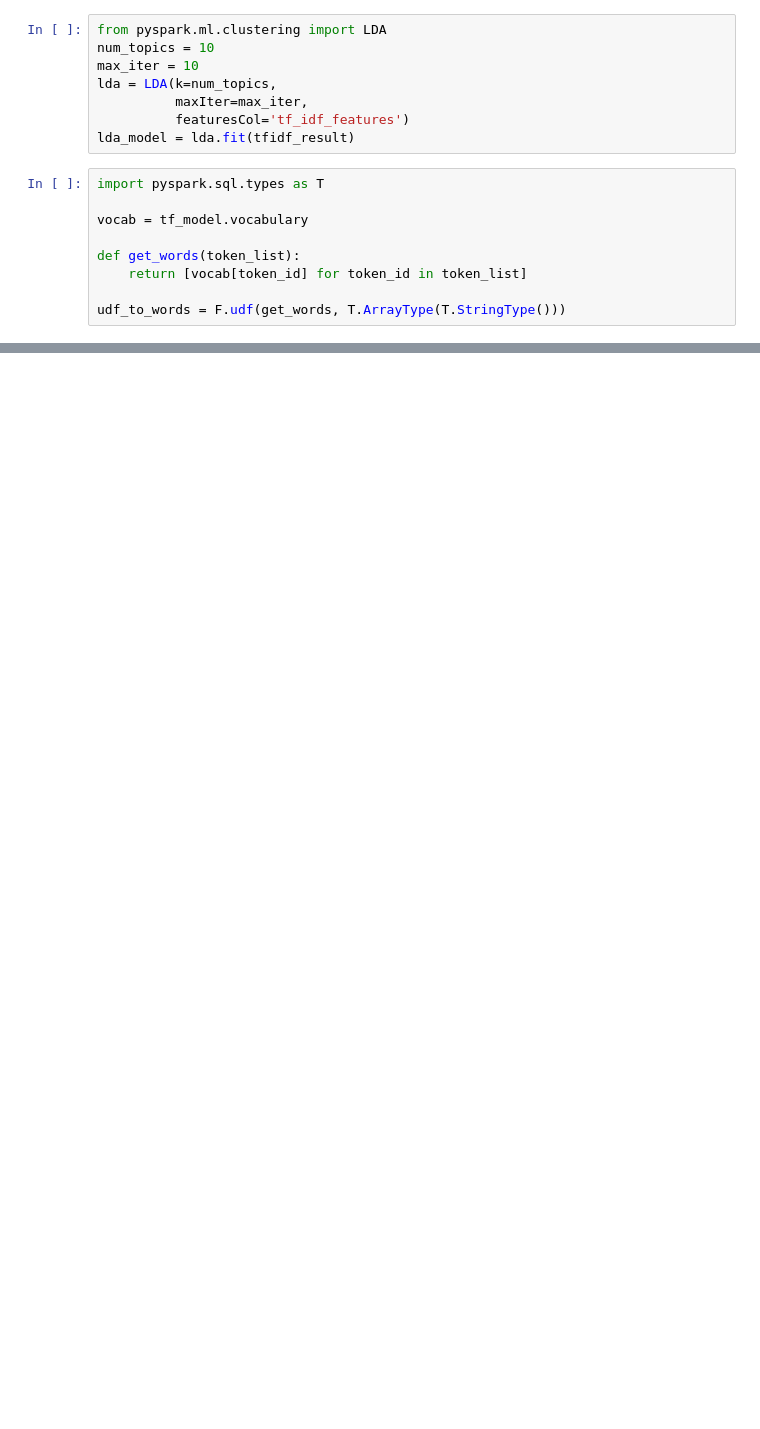
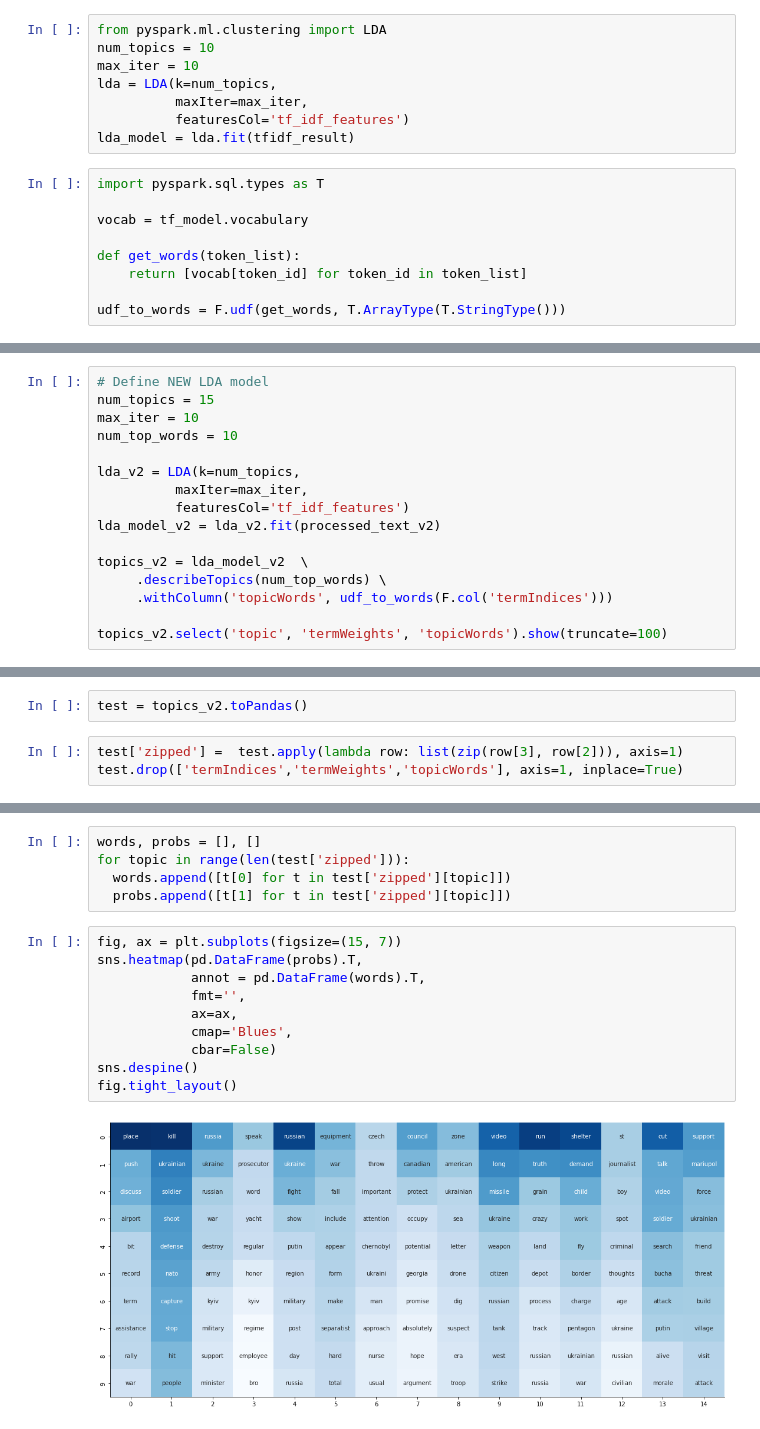
Before and after one commit to hss0727/BigData_project_Spark, a Jupyter notebook: TopicModeling.ipynb, the cells around one changed output, grey strips where cells are left out. Saved outputs shown, nothing was run; the diff lists cells and outputs as text; blank space fills up the shorter version.

Commit message:
Add plot

```diff
--- a/TopicModeling.ipynb
+++ b/TopicModeling.ipynb
@@ -243,0 +294,16 @@ topics.select('topic', 'topicWords').show(truncate=100)
+# %%
+# Define NEW LDA model
+num_topics = 15
+max_iter = 10
+num_top_words = 10
+
+lda_v2 = LDA(k=num_topics,
+          maxIter=max_iter,
+          featuresCol='tf_idf_features')
+lda_model_v2 = lda_v2.fit(processed_text_v2)
+
+topics_v2 = lda_model_v2  \
+     .describeTopics(num_top_words) \
+     .withColumn('topicWords', udf_to_words(F.col('termIndices')))
+
+topics_v2.select('topic', 'termWeights', 'topicWords').show(truncate=100)
@@ -243,0 +330,5 @@ topics.select('topic', 'topicWords').show(truncate=100)
+# %%
+test = topics_v2.toPandas()
+# %%
+test['zipped'] =  test.apply(lambda row: list(zip(row[3], row[2])), axis=1)
+test.drop(['termIndices','termWeights','topicWords'], axis=1, inplace=True)
@@ -243,0 +367,17 @@ topics.select('topic', 'topicWords').show(truncate=100)
+# %%
+words, probs = [], []
+for topic in range(len(test['zipped'])):
+  words.append([t[0] for t in test['zipped'][topic]])
+  probs.append([t[1] for t in test['zipped'][topic]])
+# %%
+fig, ax = plt.subplots(figsize=(15, 7))
+sns.heatmap(pd.DataFrame(probs).T,
+            annot = pd.DataFrame(words).T,
+            fmt='',
+            ax=ax,
+            cmap='Blues',
+            cbar=False)
+sns.despine()
+fig.tight_layout()
+# %% [output]
+[figure, added]
```
Also changed, not shown: parts of 75 cells of this notebook.
